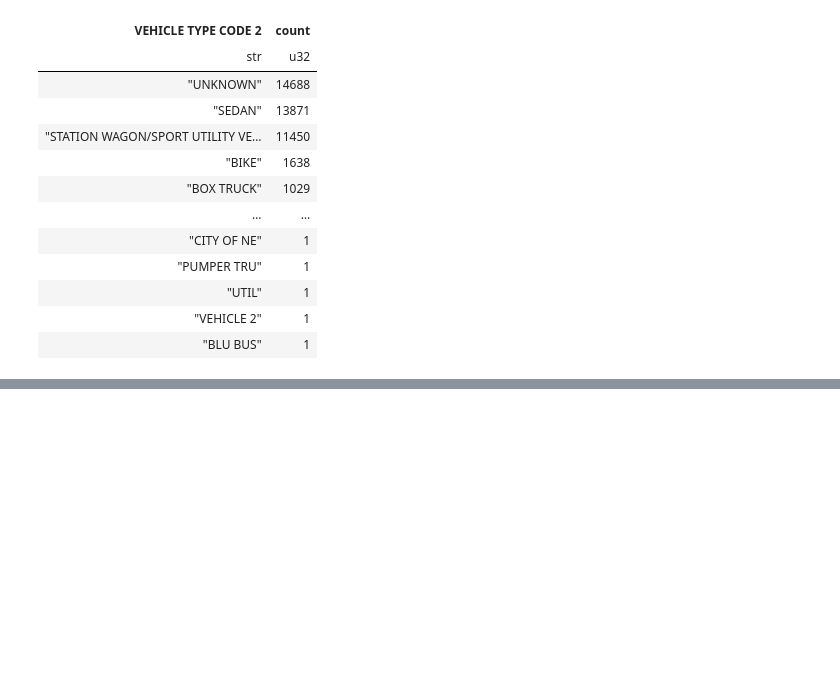
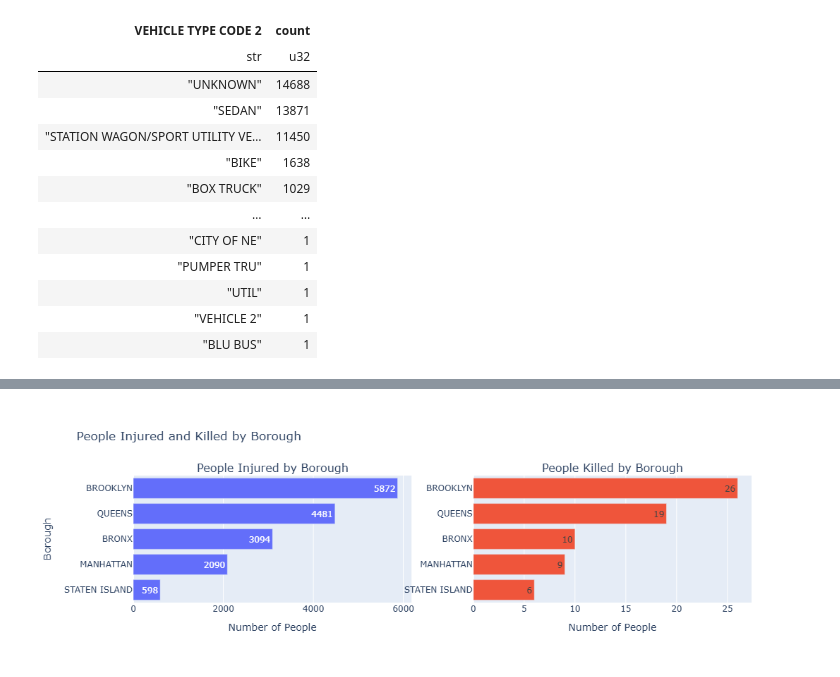
Before and after one commit to khanim-abdullayeva/CodeAlpha_Tasks, a Jupyter notebook: Task 2 - EDA/EDA.ipynb, the cells around one changed output, grey strips where cells are left out. Drawn from its saved outputs; the diff is of its cells as text; code cells hidden in the pictures; blank space fills up the shorter version.

```diff
--- a/Task 2 - EDA/EDA.ipynb
+++ b/Task 2 - EDA/EDA.ipynb
@@ -232,0 +324,51 @@ shape: (176, 2)
+# %%
+bar_chart = bar_chart.sort("KILLED", descending = False)
+fig = make_subplots(
+    rows=1,
+    cols=2,
+    subplot_titles=(
+        "People Injured by Borough",
+        "People Killed by Borough"
+    )
+)
+
+# Injured
+fig.add_trace(
+    go.Bar(
+        x = bar_chart["INJURED"],
+        y = bar_chart["BOROUGH"],
+        orientation = "h",
+        name = "Injured",
+        text = bar_chart["INJURED"],
+        textposition = "auto"
+    ),
+    row=1,
+    col=1
+)
+# Killed
+fig.add_trace(
+    go.Bar(
+        x = bar_chart["KILLED"],
+        y = bar_chart["BOROUGH"],
+        orientation = "h",
+        name = "Killed",
+        text = bar_chart["KILLED"],
+        textposition = "auto"
+    ),
+    row=1,
+    col=2
+)
+
+fig.update_layout(
+    title="People Injured and Killed by Borough",
+    showlegend=False
+)
+
+fig.update_xaxes(title_text="Number of People", row=1, col=1)
+fig.update_xaxes(title_text="Number of People", row=1, col=2)
+
+fig.update_yaxes(title_text="Borough", row=1, col=1)
+fig.update_yaxes(title_text="", row=1, col=2)
+fig.show()
+# %% [output]
+[figure, added]
```
Also changed, not shown: parts of 15 cells of this notebook.
